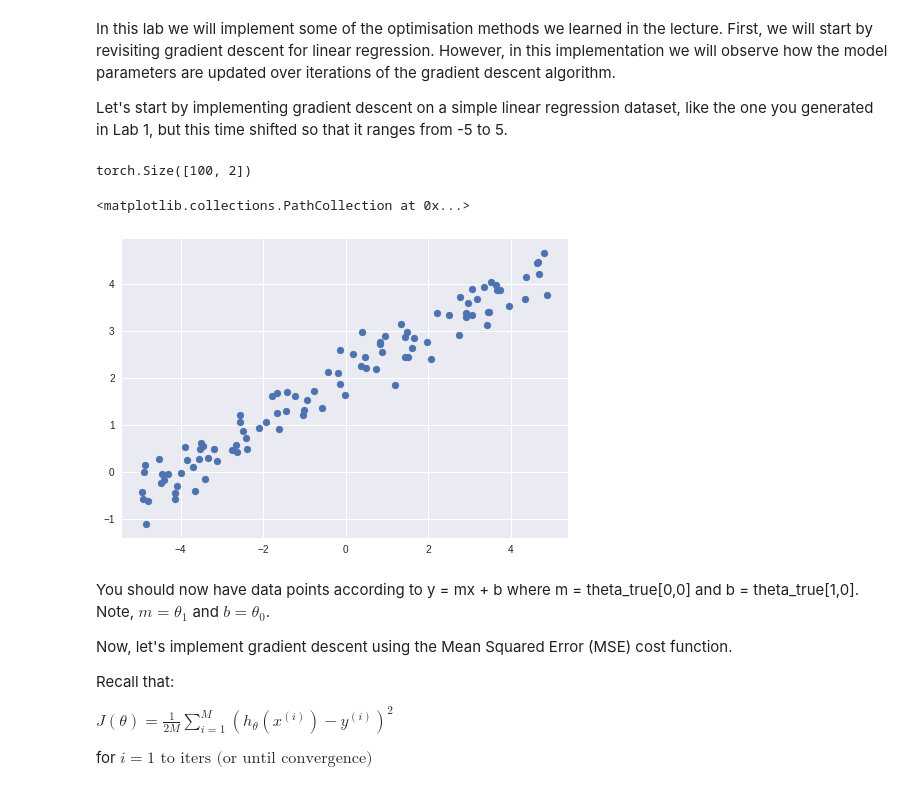
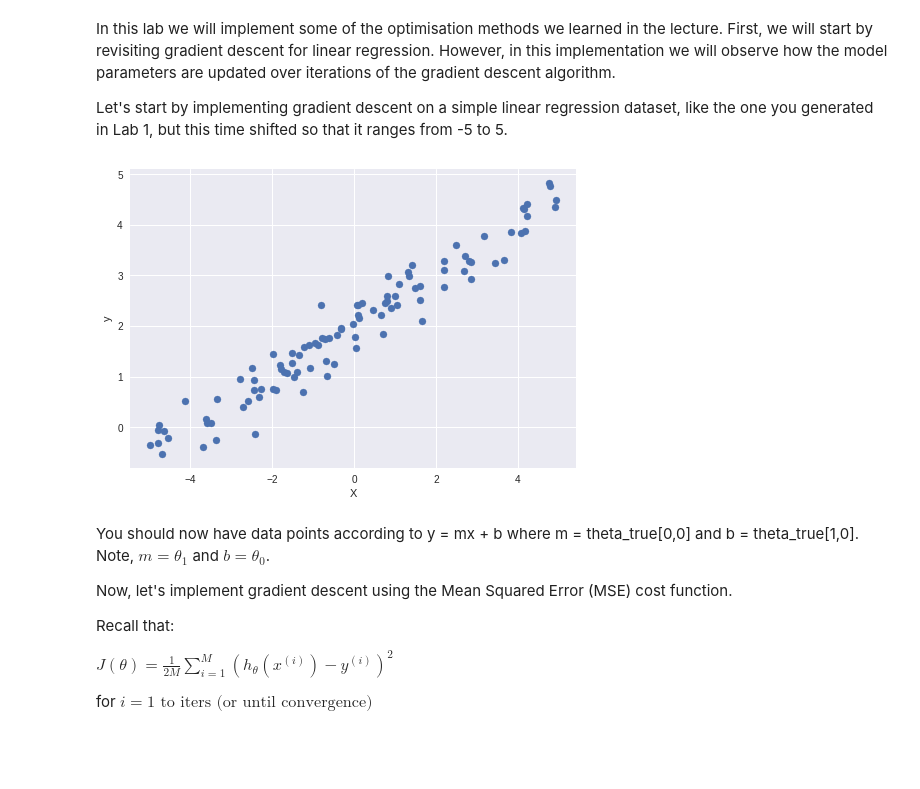
Before and after one commit to ShaunakSen/Deep-Learning, a Jupyter notebook: Copy_of_3_1_gradient_descent.ipynb, the cells around one changed output. Drawn from its saved outputs; the diff is of its cells as text; code cells hidden in the pictures; blank space fills up the shorter version.

Commit message:
Plots done

```diff
--- a/Copy_of_3_1_gradient_descent.ipynb
+++ b/Copy_of_3_1_gradient_descent.ipynb
@@ -9,35 +9,35 @@ Let's start by implementing gradient descent on a simple linear regression datas
 # %%
 import torch
 import matplotlib.pyplot as plt
 import numpy as np
 
 ## generate M data points roughly forming a line (noise added)
 M = 100
 theta_true = torch.Tensor([[0.5], [2]])
 
 
 X = 10 * torch.rand(M, 2) - 5
 X[:, 1] = 1.0
 
-print(X.shape)
+# print(X.shape)
 
 y = torch.mm(X, theta_true) + 0.3 * torch.randn(M, 1)
 
 # print(y.shape)
 
 # print(X[:,0].numpy())
 
 # print(y.numpy().reshape(1,100)[0])
 
-plt.scatter(X[:,0].numpy(), y.numpy().reshape(1,100)[0])
+plt.scatter(X[:,0].numpy(), y.numpy().reshape(1,100)[0]);
+plt.xlabel("X");
+plt.ylabel("y");
 
 ## visualise the data by plotting it
 # YOUR CODE HERE
 # raise NotImplementedError()
 # %% [output]
-torch.Size([100, 2])
-<matplotlib.collections.PathCollection at 0x...>
-[figure, old version]
+[figure, new version]
 # %% [markdown]
 You should now have data points according to y = mx + b where m = theta_true[0,0] and b = theta_true[1,0]. Note, $m = \theta_1$ and $b = \theta_0$.
 
```
Also changed, not shown: parts of 6 cells of this notebook.
